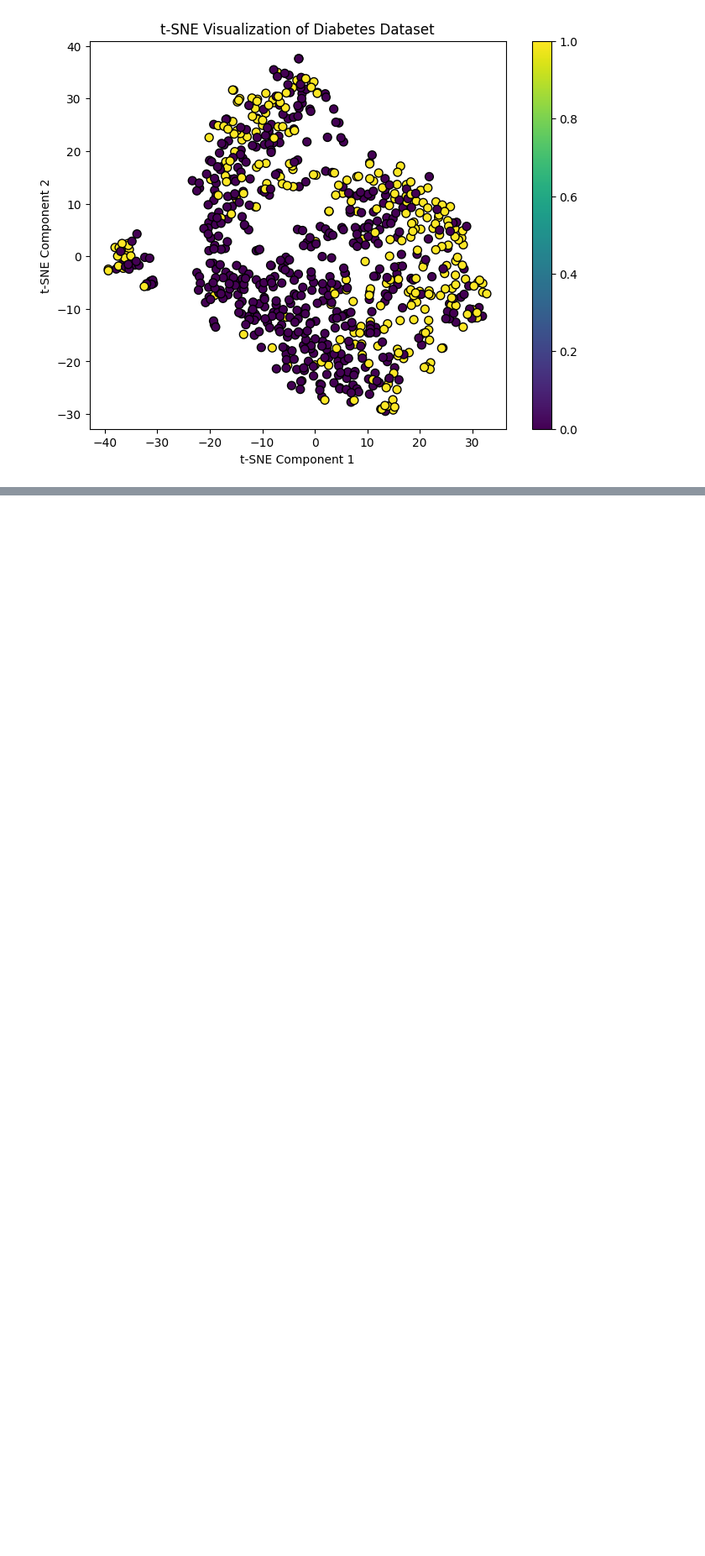
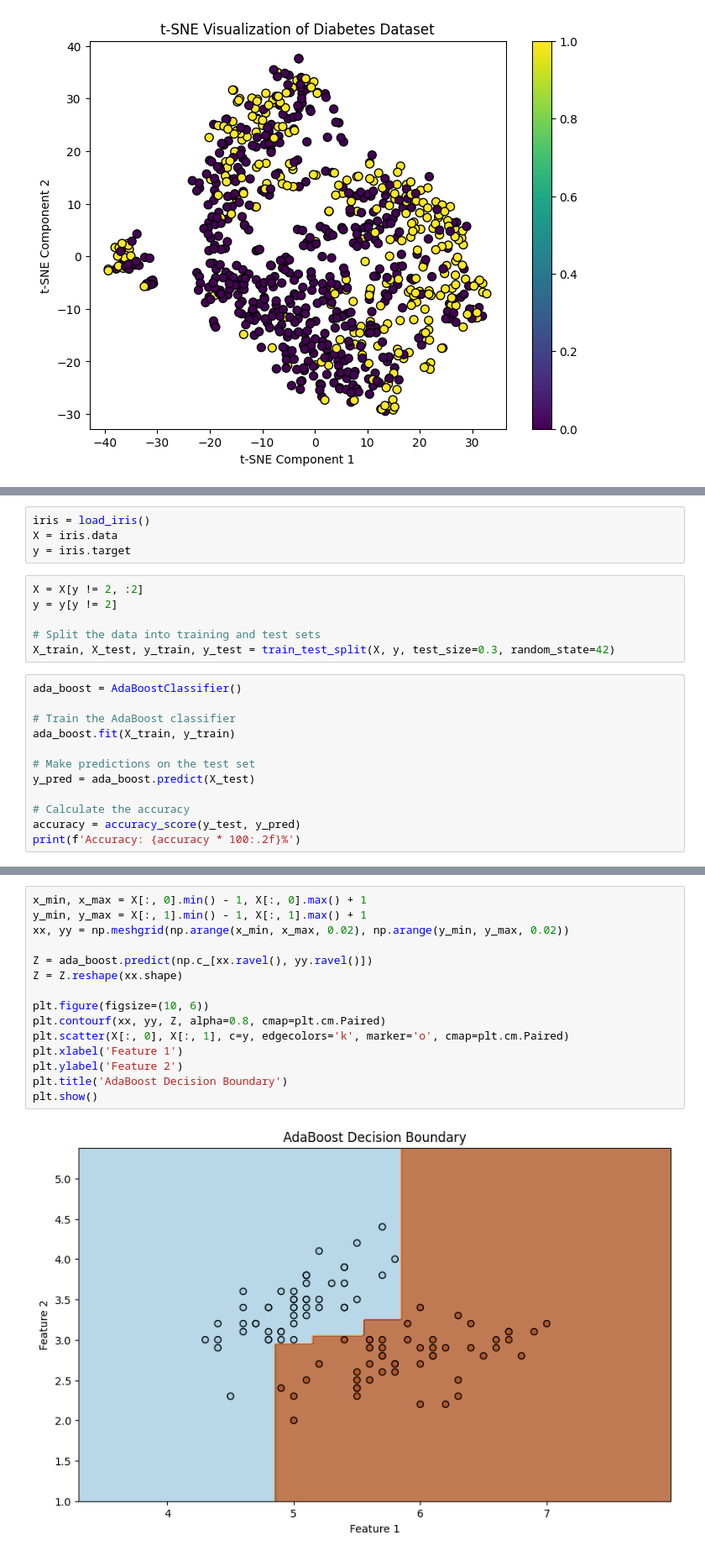
Before and after one commit to mmaazkhanhere/genai-learning-repo, a Jupyter notebook: machine-learning-course/course.ipynb, the cells around one changed output, grey strips where cells are left out. Shown at 84% size. Drawn from its saved outputs; the diff is of its cells as text; blank space fills up the shorter version.

```diff
--- a/machine-learning-course/course.ipynb
+++ b/machine-learning-course/course.ipynb
@@ -2636,0 +2849,22 @@ plt.show()
+# %%
+iris = load_iris()
+X = iris.data
+y = iris.target
+# %%
+X = X[y != 2, :2]
+y = y[y != 2]
+
+# Split the data into training and test sets
+X_train, X_test, y_train, y_test = train_test_split(X, y, test_size=0.3, random_state=42)
+# %%
+ada_boost = AdaBoostClassifier()
+
+# Train the AdaBoost classifier
+ada_boost.fit(X_train, y_train)
+
+# Make predictions on the test set
+y_pred = ada_boost.predict(X_test)
+
+# Calculate the accuracy
+accuracy = accuracy_score(y_test, y_pred)
+print(f'Accuracy: {accuracy * 100:.2f}%')
@@ -2636,0 +2873,17 @@ plt.show()
+# %%
+x_min, x_max = X[:, 0].min() - 1, X[:, 0].max() + 1
+y_min, y_max = X[:, 1].min() - 1, X[:, 1].max() + 1
+xx, yy = np.meshgrid(np.arange(x_min, x_max, 0.02), np.arange(y_min, y_max, 0.02))
+
+Z = ada_boost.predict(np.c_[xx.ravel(), yy.ravel()])
+Z = Z.reshape(xx.shape)
+
+plt.figure(figsize=(10, 6))
+plt.contourf(xx, yy, Z, alpha=0.8, cmap=plt.cm.Paired)
+plt.scatter(X[:, 0], X[:, 1], c=y, edgecolors='k', marker='o', cmap=plt.cm.Paired)
+plt.xlabel('Feature 1')
+plt.ylabel('Feature 2')
+plt.title('AdaBoost Decision Boundary')
+plt.show()
+# %% [output]
+[figure, added]
```
Also changed, not shown: parts of 27 cells of this notebook, 1 other file.
